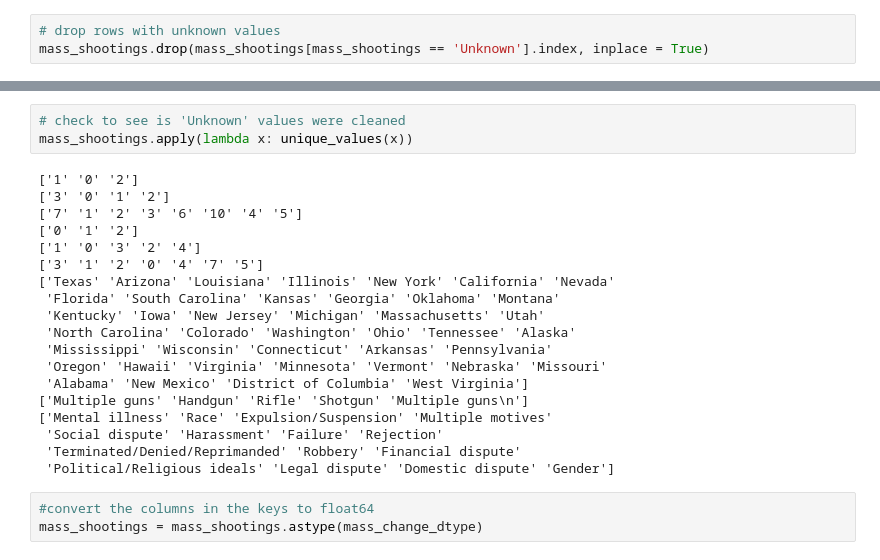
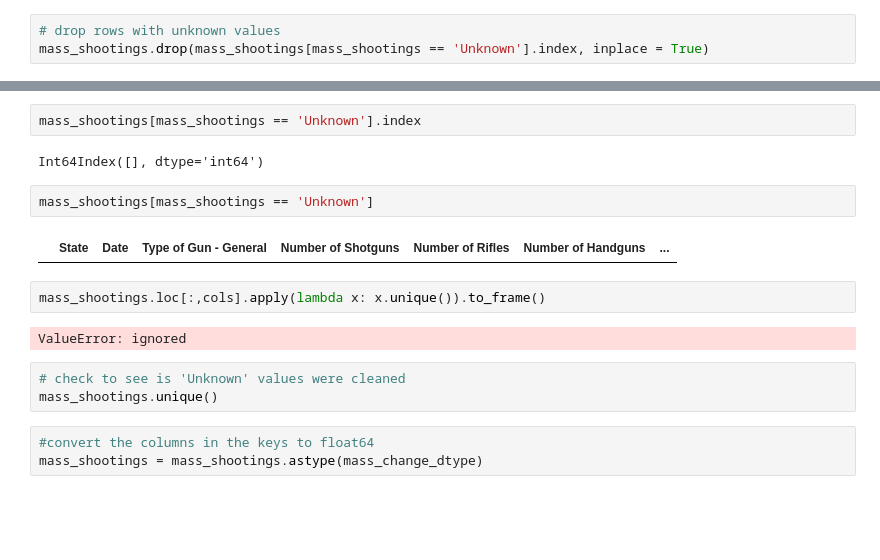
Before and after one commit to freedom-780/FBI-Firearm-Background-Check, a Jupyter notebook: Firearm_Background_Check.ipynb, the cells around one changed output, grey strips where cells are left out. Cells and saved outputs as stored; diff of their text form; blank space fills up the shorter version.

```diff
--- a/Firearm_Background_Check.ipynb
+++ b/Firearm_Background_Check.ipynb
@@ -284,25 +286,18 @@ mass_shootings.drop(mass_shootings[mass_shootings == 'Unknown'].index, inplace =
+# %%
+mass_shootings[mass_shootings == 'Unknown'].index
+# %% [output]
+Int64Index([], dtype='int64')
+# %%
+mass_shootings[mass_shootings == 'Unknown']
+# %% [output]
+|  | State | Date | Type of Gun - General | Number of Shotguns | Number of Rifles | Number of Handguns | ... |
+# %%
+mass_shootings.loc[:,cols].apply(lambda x: x.unique()).to_frame()
+# %% [output]
+ValueError: ignored
 # %%
 # check to see is 'Unknown' values were cleaned
-mass_shootings.apply(lambda x: unique_values(x))
+mass_shootings.unique()
-# %% [output]
-['1' '0' '2']
-['3' '0' '1' '2']
-['7' '1' '2' '3' '6' '10' '4' '5']
-['0' '1' '2']
-['1' '0' '3' '2' '4']
-['3' '1' '2' '0' '4' '7' '5']
-['Texas' 'Arizona' 'Louisiana' 'Illinois' 'New York' 'California' 'Nevada'
- 'Florida' 'South Carolina' 'Kansas' 'Georgia' 'Oklahoma' 'Montana'
- 'Kentucky' 'Iowa' 'New Jersey' 'Michigan' 'Massachusetts' 'Utah'
- 'North Carolina' 'Colorado' 'Washington' 'Ohio' 'Tennessee' 'Alaska'
- 'Mississippi' 'Wisconsin' 'Connecticut' 'Arkansas' 'Pennsylvania'
- 'Oregon' 'Hawaii' 'Virginia' 'Minnesota' 'Vermont' 'Nebraska' 'Missouri'
- 'Alabama' 'New Mexico' 'District of Columbia' 'West Virginia']
-['Multiple guns' 'Handgun' 'Rifle' 'Shotgun' 'Multiple guns\n']
-['Mental illness' 'Race' 'Expulsion/Suspension' 'Multiple motives'
- 'Social dispute' 'Harassment' 'Failure' 'Rejection'
- 'Terminated/Denied/Reprimanded' 'Robbery' 'Financial dispute'
- 'Political/Religious ideals' 'Legal dispute' 'Domestic dispute' 'Gender']
 # %%
 #convert the columns in the keys to float64
 mass_shootings = mass_shootings.astype(mass_change_dtype)
```
Also changed, not shown: parts of 27 cells of this notebook.
